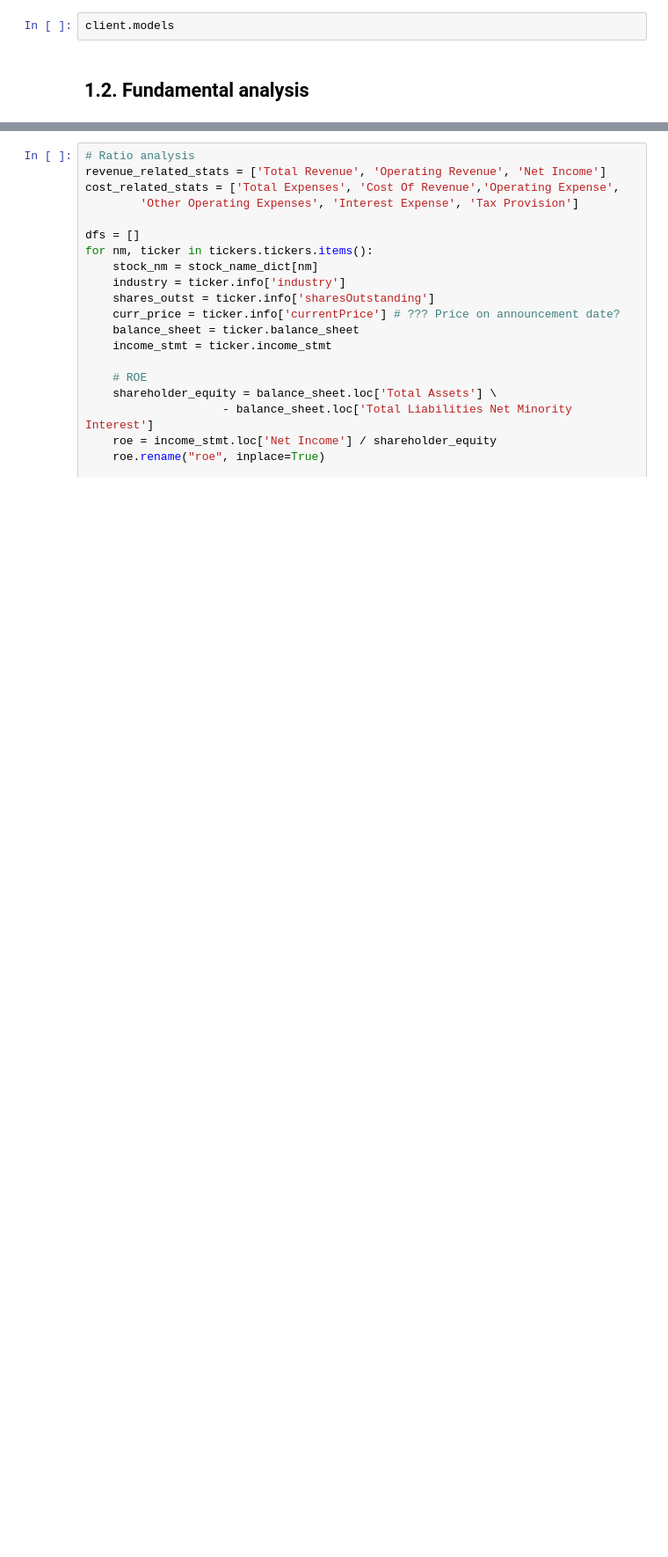
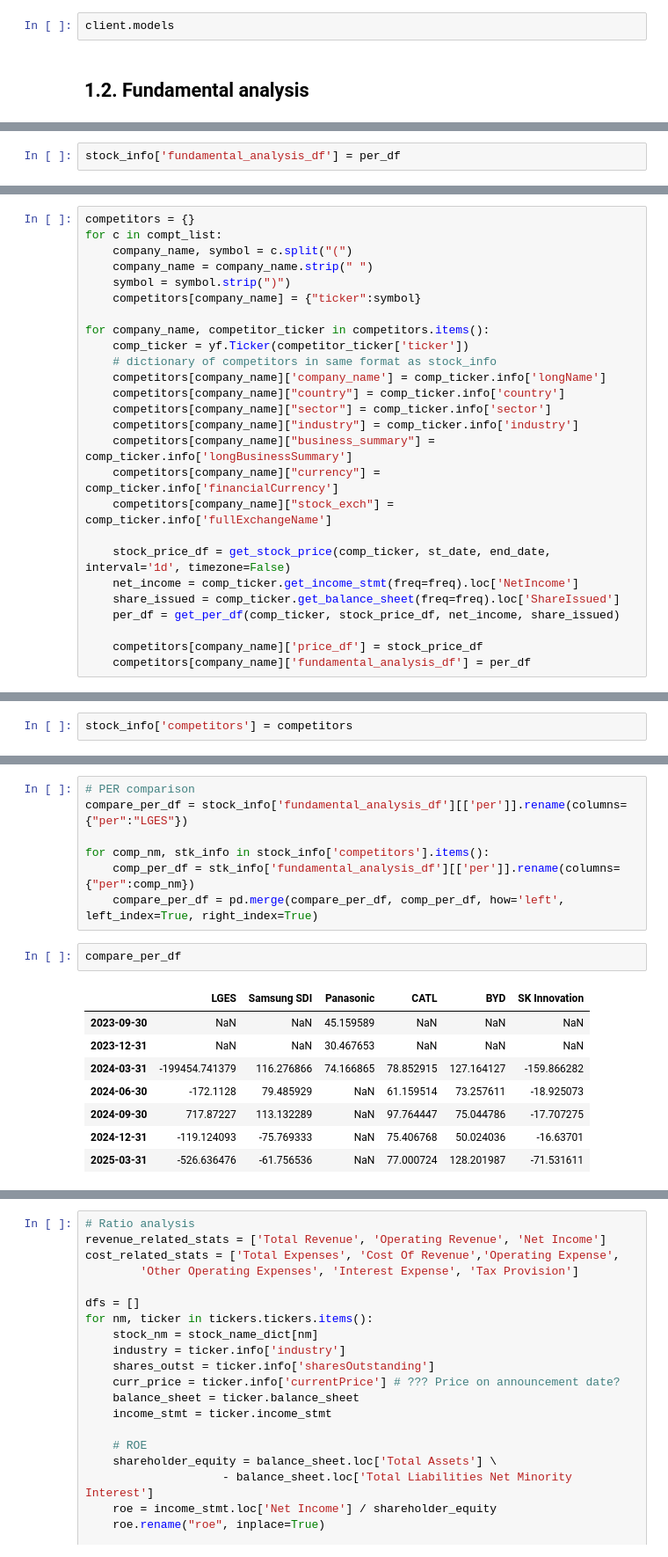
Before and after one commit to HaneulKim214/Lucerna, a Jupyter notebook: Lucerna.ipynb, the cells around one changed output, grey strips where cells are left out. Shown at 88% size. Saved outputs shown, nothing was run; the diff lists cells and outputs as text; blank space fills up the shorter version.

```diff
--- a/Lucerna.ipynb
+++ b/Lucerna.ipynb
@@ -238,0 +266,2 @@ per_df
+# %%
+stock_info['fundamental_analysis_df'] = per_df
@@ -238,0 +335,26 @@ per_df
+# %%
+competitors = {}
+for c in compt_list:
+    company_name, symbol = c.split("(")
+    company_name = company_name.strip(" ")
+    symbol = symbol.strip(")")
+    competitors[company_name] = {"ticker":symbol}
+
+for company_name, competitor_ticker in competitors.items():
+    comp_ticker = yf.Ticker(competitor_ticker['ticker'])
+    # dictionary of competitors in same format as stock_info
+    competitors[company_name]['company_name'] = comp_ticker.info['longName']
+    competitors[company_name]["country"] = comp_ticker.info['country']
+    competitors[company_name]["sector"] = comp_ticker.info['sector']
+    competitors[company_name]["industry"] = comp_ticker.info['industry']
+    competitors[company_name]["business_summary"] = comp_ticker.info['longBusinessSummary']
+    competitors[company_name]["currency"] = comp_ticker.info['financialCurrency']
+    competitors[company_name]["stock_exch"] = comp_ticker.info['fullExchangeName']
+
+    stock_price_df = get_stock_price(comp_ticker, st_date, end_date, interval='1d', timezone=False)
+    net_income = comp_ticker.get_income_stmt(freq=freq).loc['NetIncome']
+    share_issued = comp_ticker.get_balance_sheet(freq=freq).loc['ShareIssued']
+    per_df = get_per_df(comp_ticker, stock_price_df, net_income, share_issued)
+
+    competitors[company_name]['price_df'] = stock_price_df
+    competitors[company_name]['fundamental_analysis_df'] = per_df
@@ -238,0 +418,2 @@ per_df
+# %%
+stock_info['competitors'] = competitors
@@ -238,0 +424,18 @@ per_df
+# %%
+# PER comparison
+compare_per_df = stock_info['fundamental_analysis_df'][['per']].rename(columns={"per":"LGES"})
+
+for comp_nm, stk_info in stock_info['competitors'].items():
+    comp_per_df = stk_info['fundamental_analysis_df'][['per']].rename(columns={"per":comp_nm})
+    compare_per_df = pd.merge(compare_per_df, comp_per_df, how='left', left_index=True, right_index=True)
+# %%
+compare_per_df
+# %% [output]
+|  | LGES | Samsung SDI | Panasonic | CATL | BYD | SK Innovation |
+| 2023-09-30 | NaN | NaN | 45.159589 | NaN | NaN | NaN |
+| 2023-12-31 | NaN | NaN | 30.467653 | NaN | NaN | NaN |
+| 2024-03-31 | -199454.741379 | 116.276866 | 74.166865 | 78.852915 | 127.164127 | -159.866282 |
+| 2024-06-30 | -172.1128 | 79.485929 | NaN | 61.159514 | 73.257611 | -18.925073 |
+| 2024-09-30 | 717.87227 | 113.132289 | NaN | 97.764447 | 75.044786 | -17.707275 |
+| 2024-12-31 | -119.124093 | -75.769333 | NaN | 75.406768 | 50.024036 | -16.63701 |
+| 2025-03-31 | -526.636476 | -61.756536 | NaN | 77.000724 | 128.201987 | -71.531611 |
```
Also changed, not shown: parts of 34 cells of this notebook, 6 other files.
